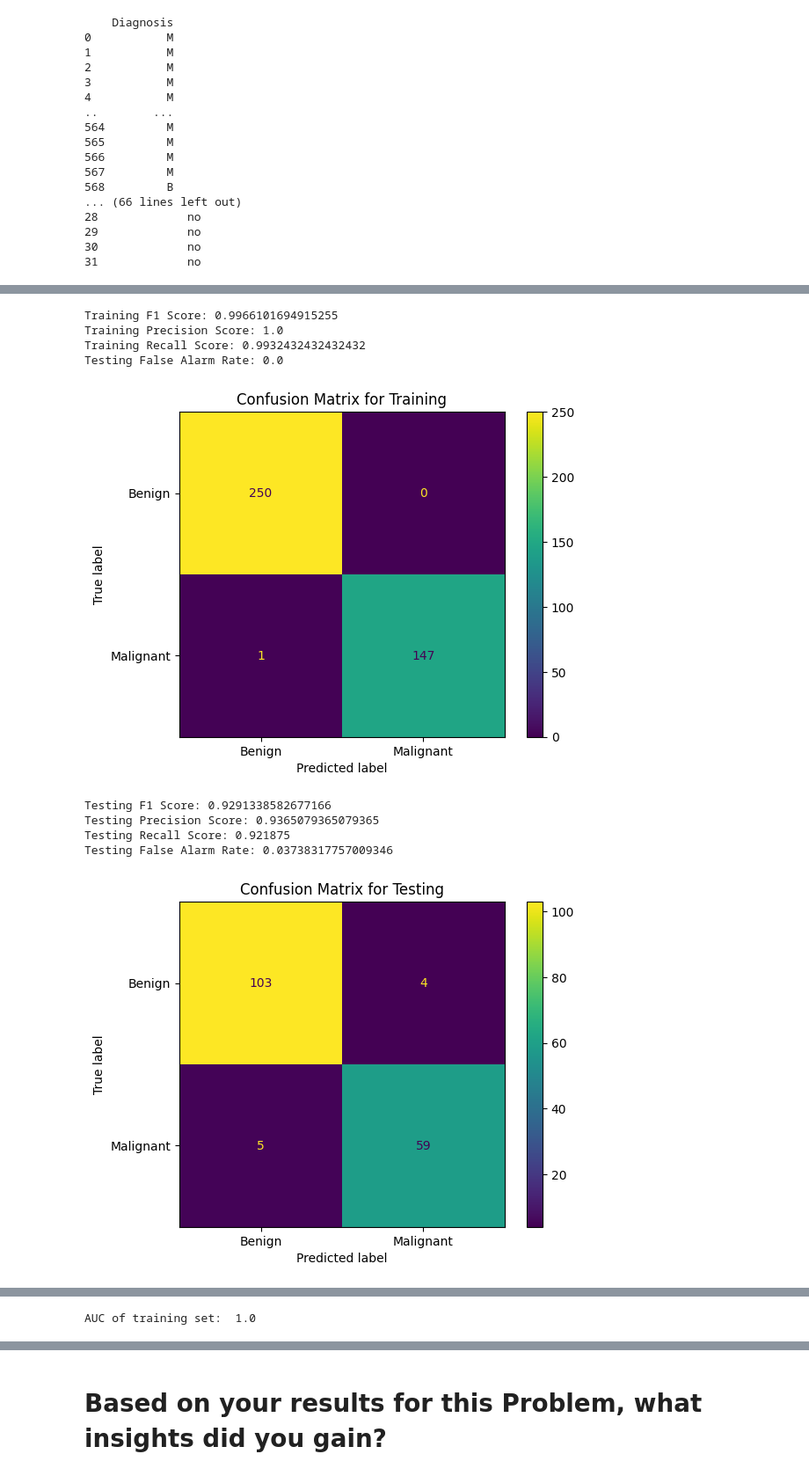
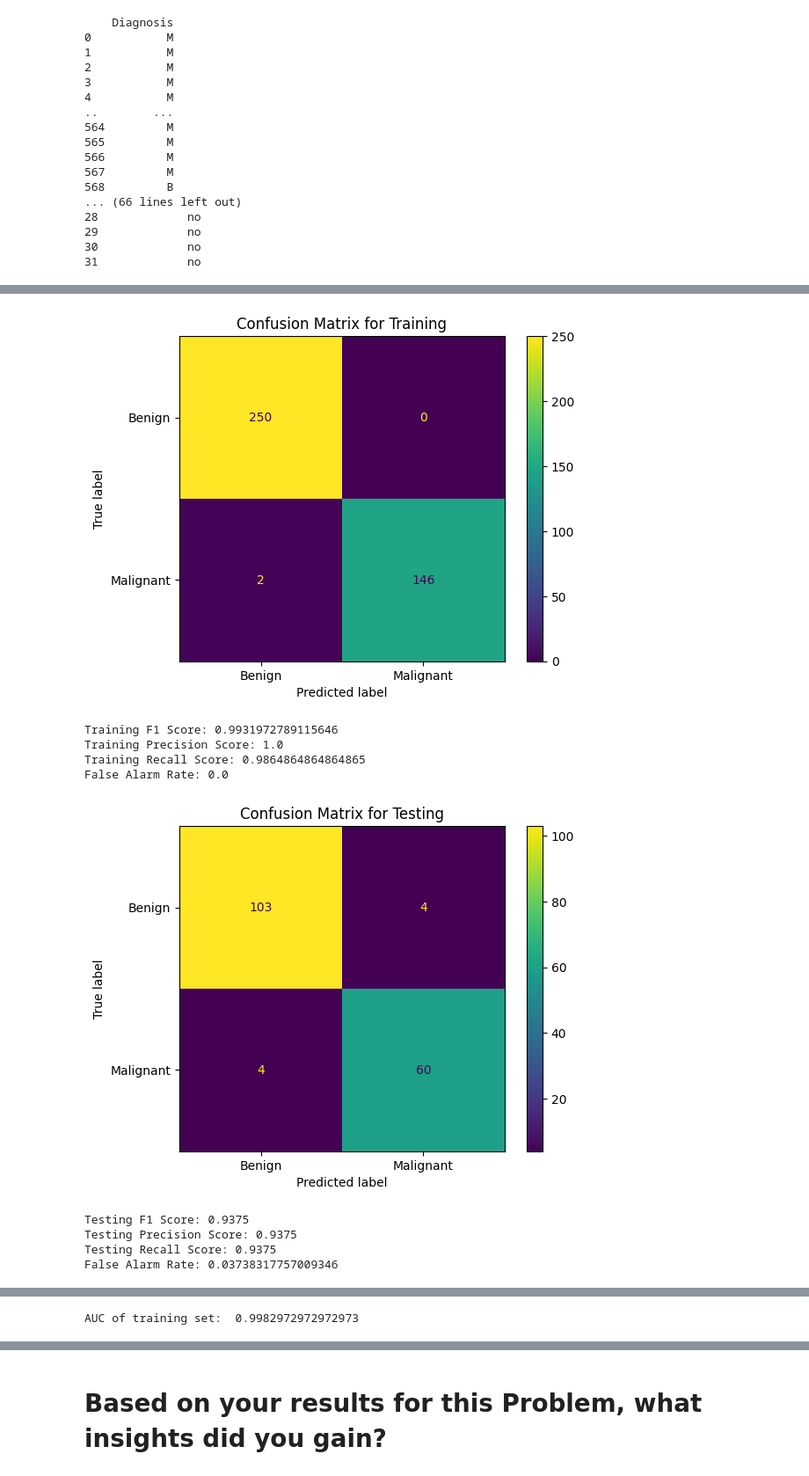
Before and after one commit to pctiope/AI221, a Jupyter notebook: Linear_and_Logistic_Regression/mex1_2.ipynb, the cells around one changed output, grey strips where cells are left out. Shown: that part at 88% size. Drawn from its saved outputs; the diff is of its cells as text; code cells hidden in the pictures.

```diff
--- a/Linear_and_Logistic_Regression/mex1_2.ipynb
+++ b/Linear_and_Logistic_Regression/mex1_2.ipynb
@@ -126,65 +110,66 @@ The top 5 features are:
 # %%
 from sklearn import metrics
 
+cm_display = ConfusionMatrixDisplay(confusion_matrix = cfm, display_labels = ["Benign", "Malignant"])
+cm_display.plot()
+plt.title('Confusion Matrix for Training')
+plt.show()
+
+training_f1_score = f1_score(y_train, ypred_train, pos_label='M')
+training_precision_score = precision_score(y_train, ypred_train, pos_label='M')
+training_recall_score = recall_score(y_train, ypred_train, pos_label='M')
 print(f"Training F1 Score: {training_f1_score}")
 print(f"Training Precision Score: {training_precision_score}")
 print(f"Training Recall Score: {training_recall_score}")
-print(f"Testing False Alarm Rate: {1 - (cfm_train[0][0] / (cfm_train[0][0] + cfm_train[0][1]))}")
-print()
+print(f"False Alarm Rate: {1 - (cfm[0][0] / (cfm[0][0] + cfm[0][1]))}")
 
-cm_train_display = ConfusionMatrixDisplay(confusion_matrix = cfm_train, display_labels = ["Benign", "Malignant"])
-cm_train_display.plot()
-plt.title('Confusion Matrix for Training')
+cm_test_display = ConfusionMatrixDisplay(confusion_matrix = cfm_test, display_labels = ["Benign", "Malignant"])
+cm_test_display.plot()
+plt.title('Confusion Matrix for Testing')
 plt.show()
 
+testing_f1_score = f1_score(y_test, ypred, pos_label='M')
+testing_precision_score = precision_score(y_test, ypred, pos_label='M')
+testing_recall_score = recall_score(y_test, ypred, pos_label='M')
 print(f"Testing F1 Score: {testing_f1_score}")
 print(f"Testing Precision Score: {testing_precision_score}")
 print(f"Testing Recall Score: {testing_recall_score}")
-print(f"Testing False Alarm Rate: {1 - (cfm[0][0] / (cfm[0][0] + cfm[0][1]))}")
-# print(f"Coefficients: ", model.intercept_, model.coef_)
-print()
-
-cm_display = ConfusionMatrixDisplay(confusion_matrix = cfm, display_labels = ["Benign", "Malignant"])
-cm_display.plot()
-plt.title('Confusion Matrix for Testing')
-plt.show()
+print(f"False Alarm Rate: {1 - (cfm_test[0][0] / (cfm_test[0][0] + cfm_test[0][1]))}")
 
 y2 = model.predict_proba(X_train)
 # Use the binary labels for the training set
 y_train_bin = (y_train == 'M').astype(int)
-y_train_bin_values = y_train_bin['Diagnosis'].values
 
-fpr, tpr, thresholds = metrics.roc_curve(y_train_bin_values, y2[:,1])
-print(f"AUC of training set: ", metrics.roc_auc_score(y_train_bin_values, y2[:,1]))
+fpr, tpr, thresholds = metrics.roc_curve(y_train_bin, y2[:,1])
 plt.plot(fpr, tpr, 'b-o')
 plt.xlabel('False Positive Rate')
 plt.ylabel('True Positive Rate')
 plt.grid()
 plt.show()
+print(f"AUC of training set: ", metrics.roc_auc_score(y_train_bin, y2[:,1]))
 
 from sklearn import metrics
 
 # Use the predicted probabilities for the positive class (Malignant, 'M')
-y2 = model.predict_proba(X_test)
+y2_test = model.predict_proba(X_test)
 
 y_test_bin = (y_test == 'M').astype(int)
-y_test_bin_values = y_test_bin['Diagnosis'].values
 
-fpr, tpr, thresholds = metrics.roc_curve(y_test_bin_values, y2[:, 1])
-print(f"AUC of testing set: ", metrics.roc_auc_score(y_test_bin_values, y2[:, 1]))
+fpr, tpr, thresholds = metrics.roc_curve(y_test_bin, y2_test[:, 1])
 plt.plot(fpr, tpr, 'b-o')
 plt.xlabel('False Positive Rate')
 plt.ylabel('True Positive Rate')
 plt.grid()
 plt.show()
+print(f"AUC of testing set: ", metrics.roc_auc_score(y_test_bin, y2_test[:, 1]))
 # %% [output]
+[figure]
-Training F1 Score: 0.9966101694915255
+Training F1 Score: 0.9931972789115646
 Training Precision Score: 1.0
-Training Recall Score: 0.9932432432432432
-Testing False Alarm Rate: 0.0
+Training Recall Score: 0.9864864864864865
+False Alarm Rate: 0.0
-[figure]
+[figure]
-Testing F1 Score: 0.9291338582677166
-Testing Precision Score: 0.9365079365079365
-Testing Recall Score: 0.921875
-Testing False Alarm Rate: 0.03738317757009346
+Testing F1 Score: 0.9375
+Testing Precision Score: 0.9375
+Testing Recall Score: 0.9375
+False Alarm Rate: 0.03738317757009346
-[figure]
@@ -191 +177 @@ Testing False Alarm Rate: 0.03738317757009346
-AUC of training set:  1.0
+AUC of training set:  0.9982972972972973
```
Also changed, not shown: parts of 4 cells of this notebook, 1 other file.
